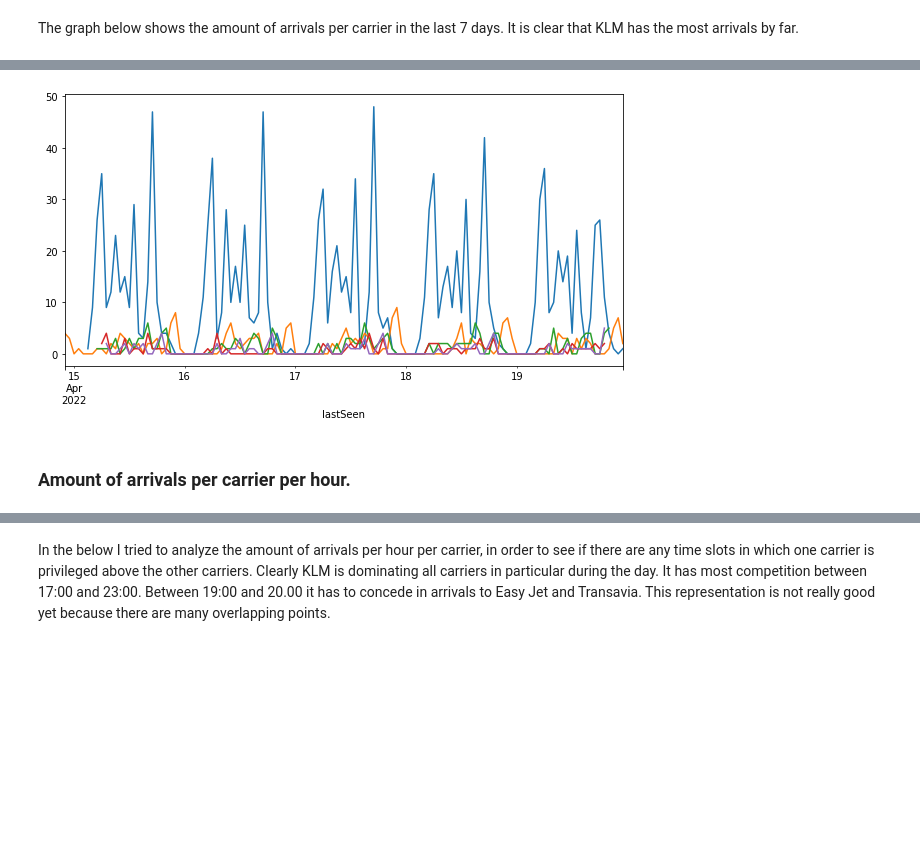
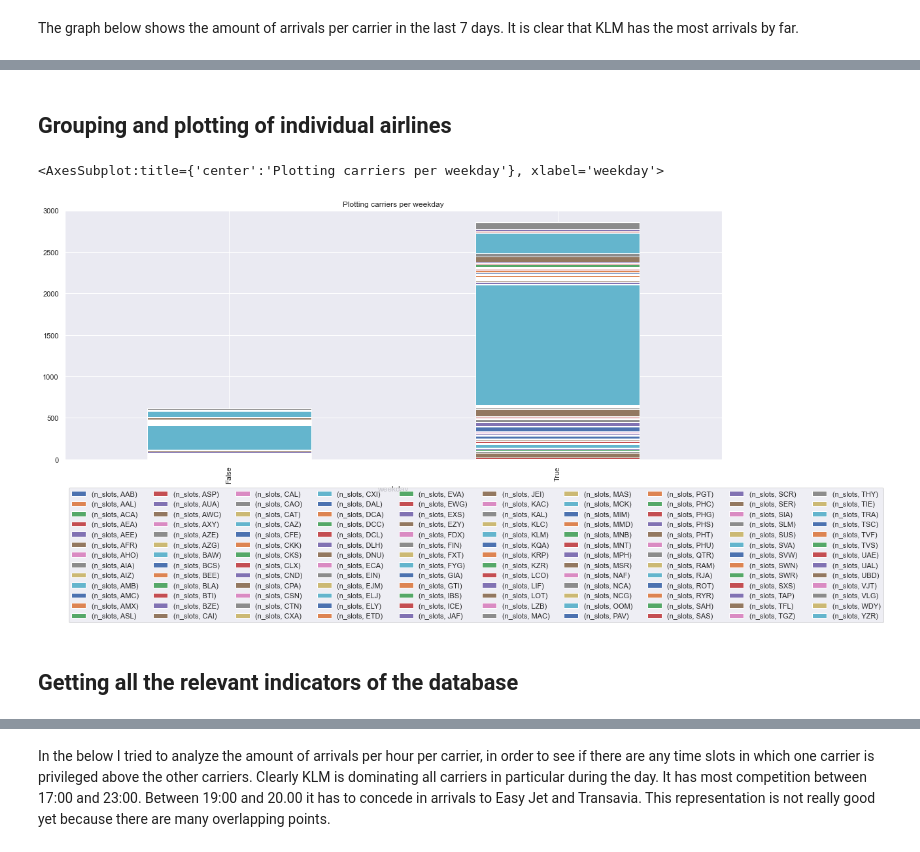
Before and after one commit to ivanthung/schiphol, a Jupyter notebook: Schiphol_analysis.ipynb, the cells around one changed output, grey strips where cells are left out. Drawn from its saved outputs; the diff is of its cells as text; code cells hidden in the pictures; blank space fills up the shorter version.

Commit message:
Added looping functions to include an X amount of airports to the analysis

```diff
--- a/Schiphol_analysis.ipynb
+++ b/Schiphol_analysis.ipynb
@@ -31,3 +176,0 @@ arrivals_df = pd.DataFrame(arrivals)
-# %%
-arrivals_df['carrier'] = arrivals_df['callsign'].str[:3]
-arrivals_df
@@ -48,4 +176,0 @@ arrivals_df
-# %%
-arrivals_df['lastSeen'] = pd.to_datetime(arrivals_df['lastSeen'],unit='s')
-arrivals_df['firstSeen'] = pd.to_datetime(arrivals_df['firstSeen'],unit='s')
-arrivals_df.info()
@@ -95,14 +181,23 @@ plt.bar(top_20_df.index, top_20_df['icao24'], data=top_20_df);
-# %%
-plt.figure(figsize=(10,5))
-top_5_df = top_20_df[0:5]
-for t in top_5_df.iterrows():
-    f_carrier = get_frequency_per_carrier(t[0], 'H')
-    f_carrier.plot()
-# %% [output]
-[figure, removed]
 # %% [markdown]
-### Amount of arrivals per carrier per hour.
+## Grouping and plotting of individual airlines
-# %%
-arrivals_df['hours'] = arrivals_df['firstSeen'].dt.hour
 # %%
-carriers_hours_df = arrivals_df[['carrier','hours','icao24']]
+# Defning some grouping and plotting functions
+
+def group_per_timegroup(df, timegroup):
+    return df[[timegroup, 'carrier', 'icao24']] \
+                .groupby([timegroup, 'carrier']) \
+                .count() \
+                .sort_values(by=[timegroup, 'icao24']) \
+                .rename(columns={'icao24': 'n_slots'})
+
+def stack_per_timegroup(df, timegroup):
+    df = group_per_timegroup(df, timegroup).unstack()
+    ax = df.plot(kind='bar', stacked=True, figsize = (18,7), label='_nolegend_')
+    ax.legend(loc="upper left", ncol=10, bbox_to_anchor=(0,-.1))
+    ax.set_title(f'Plotting carriers per {timegroup}')
+    return ax
+
+def hist_per_timegroup(df, timegroup):
+    df = group_per_timegroup(df, timegroup)
+    sns.histplot(df['n_slots'])
+    return df[['n_slots']]
@@ -110,0 +204,7 @@ grouped_df = carriers_hours_df.groupby(['hours', 'carrier']).size().to_frame()
+# %%
+stack_per_timegroup(arrivals_df, 'weekday')
+# %% [output]
+<AxesSubplot:title={'center':'Plotting carriers per weekday'}, xlabel='weekday'>
+[figure, added]
+# %% [markdown]
+## Getting all the relevant indicators of the database
```
Also changed, not shown: parts of 39 cells of this notebook.
